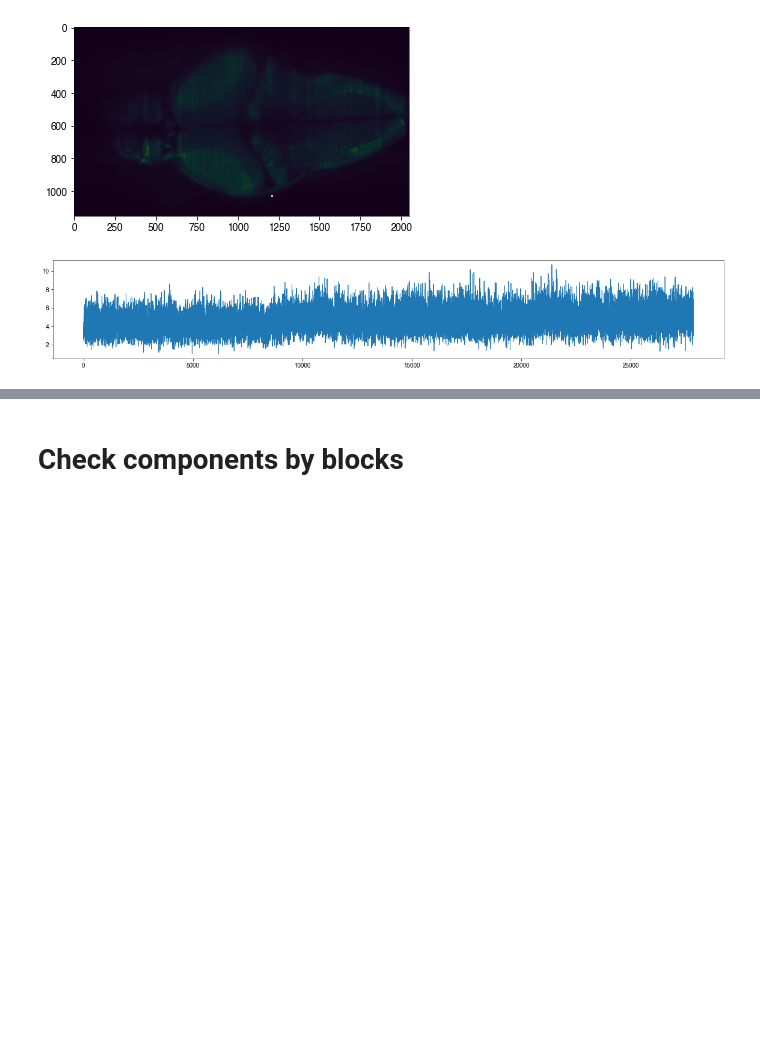
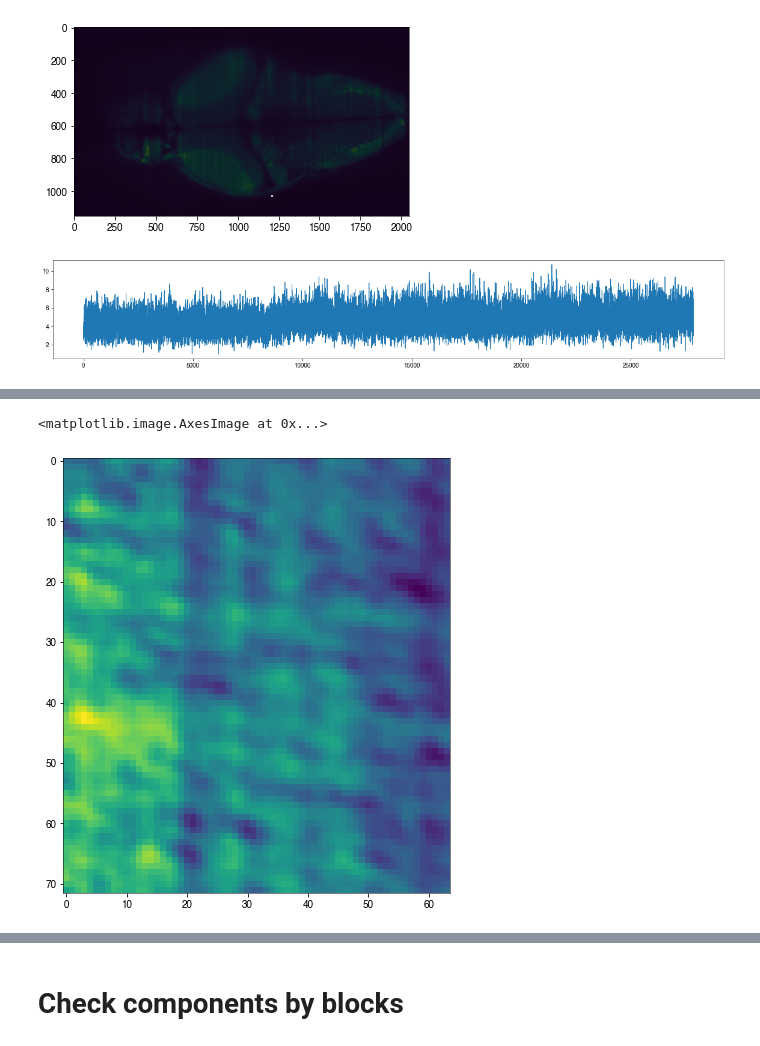
Before and after one commit to zqwei/Glia_analysis, a Jupyter notebook: Processing/DFF_visualization.ipynb, the cells around one changed output, grey strips where cells are left out. Cells and saved outputs as stored; diff of their text form; code cells hidden in the pictures; blank space fills up the shorter version.

```diff
--- a/Processing/DFF_visualization.ipynb
+++ b/Processing/DFF_visualization.ipynb
@@ -62,0 +91,10 @@ plt.imshow(A_[:dx, :dy])
+# %%
+dx = 72
+dy = 64
+nx = 9
+ny = 3
+plt.figure(figsize=(8, 8))
+plt.imshow(brain_map[10].squeeze()[dx*nx:dx*(nx+1), dy*ny:dy*(ny+1)])
+# %% [output]
+<matplotlib.image.AxesImage at 0x...>
+[figure, added]
```
Also changed, not shown: parts of 9 cells of this notebook, 1 other file.
